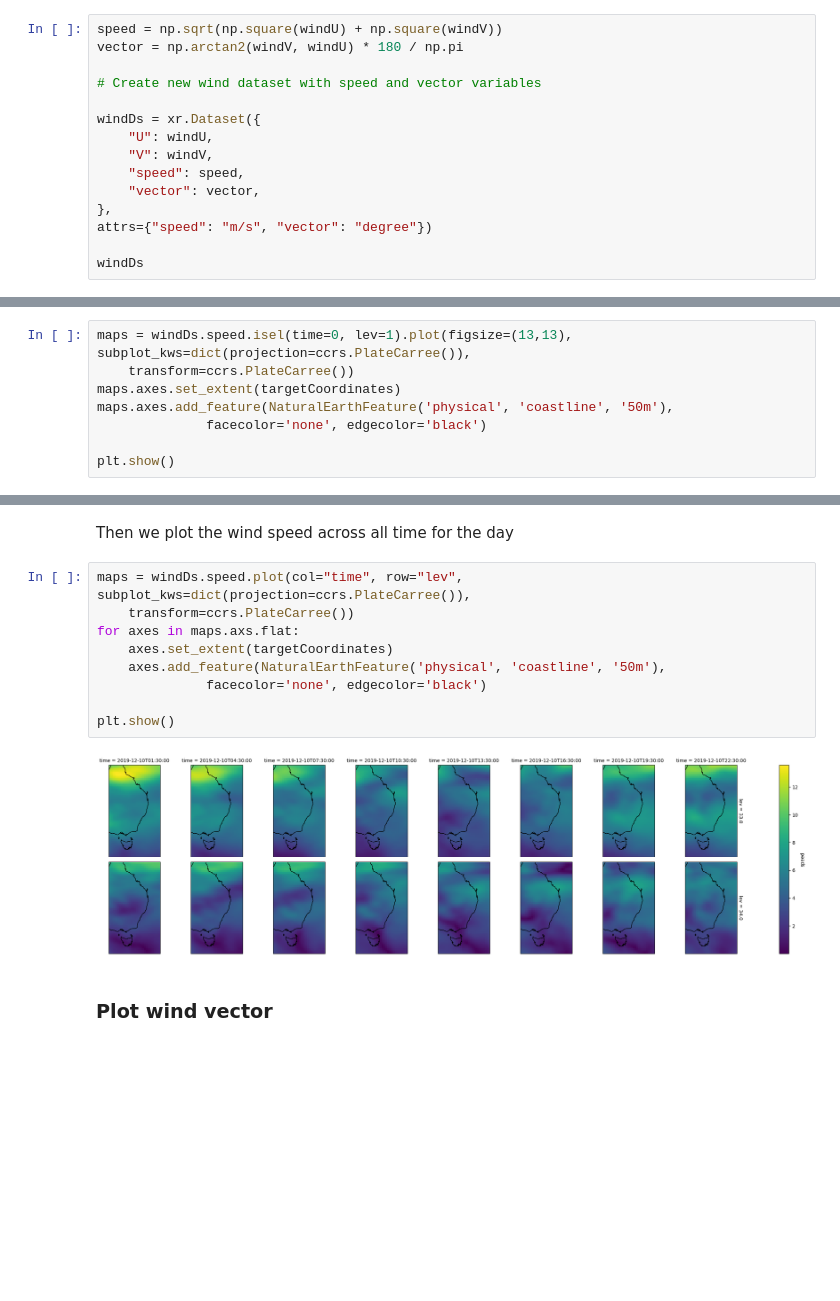
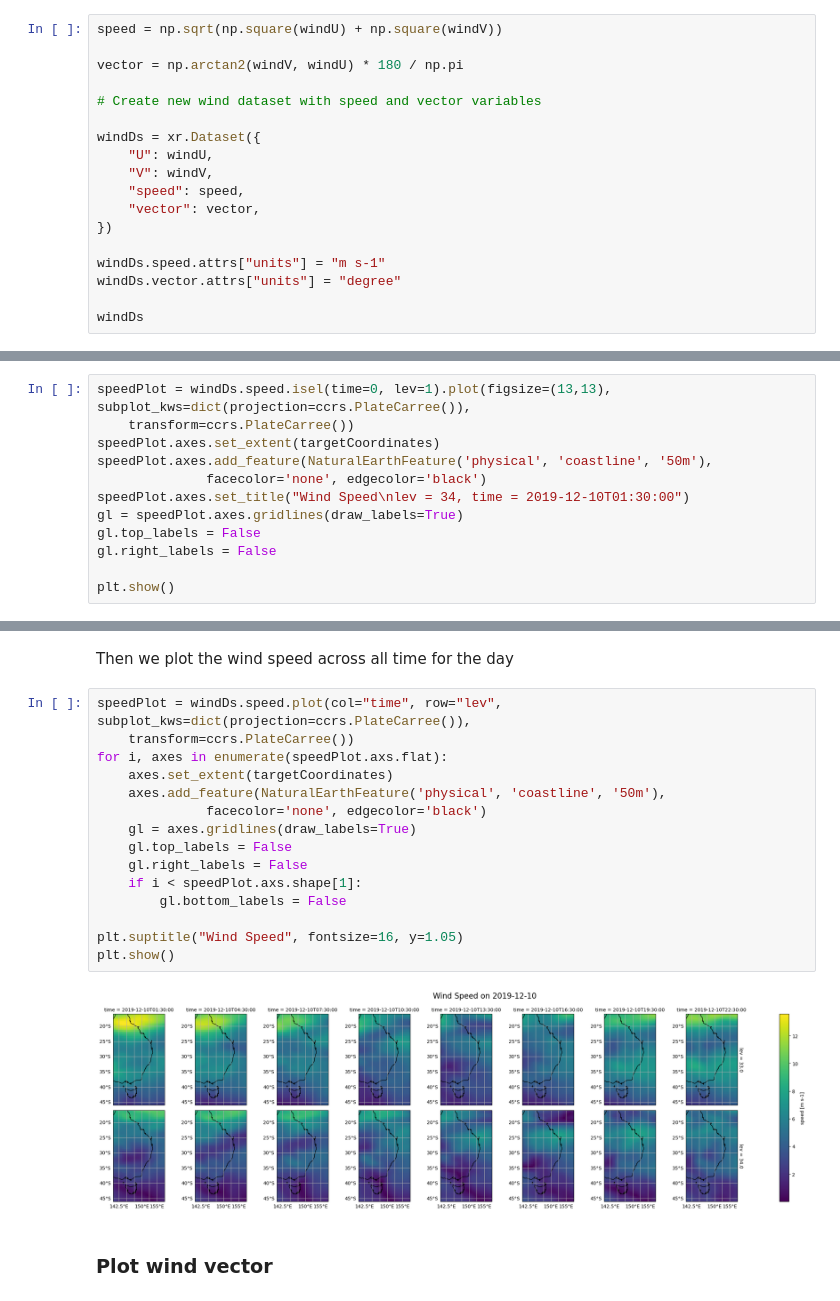
Before and after one commit to andradhandra/advectionGP, a Jupyter notebook: disertation.ipynb, the cells around one changed output, grey strips where cells are left out. Cells and saved outputs as stored; diff of their text form; blank space fills up the shorter version.

Commit message:
done labeling plot

```diff
--- a/disertation.ipynb
+++ b/disertation.ipynb
@@ -160,6 +164,7 @@ http://colaweb.gmu.edu/dev/clim301/lectures/wind/wind-uv#:~:text=ws%20%3D%20sqrt
 We get the speed and vector value on cartesian
 # %%
 speed = np.sqrt(np.square(windU) + np.square(windV))
+
 vector = np.arctan2(windV, windU) * 180 / np.pi
 
 # Create new wind dataset with speed and vector variables
@@ -169,8 +174,10 @@ windDs = xr.Dataset({
     "V": windV,
     "speed": speed,
     "vector": vector,
-},
-attrs={"speed": "m/s", "vector": "degree"})
+})
+
+windDs.speed.attrs["units"] = "m s-1"
+windDs.vector.attrs["units"] = "degree"
 
 windDs
 # %% [output]
@@ -194,11 +198,15 @@ Attributes:
 # %% [markdown]
 Plotting windspeed in target area on the first time index of the day
 # %%
-maps = windDs.speed.isel(time=0, lev=1).plot(figsize=(13,13), subplot_kws=dict(projection=ccrs.PlateCarree()),
+speedPlot = windDs.speed.isel(time=0, lev=1).plot(figsize=(13,13), subplot_kws=dict(projection=ccrs.PlateCarree()),
     transform=ccrs.PlateCarree())
-maps.axes.set_extent(targetCoordinates)
-maps.axes.add_feature(NaturalEarthFeature('physical', 'coastline', '50m'),
+speedPlot.axes.set_extent(targetCoordinates)
+speedPlot.axes.add_feature(NaturalEarthFeature('physical', 'coastline', '50m'),
               facecolor='none', edgecolor='black')
+speedPlot.axes.set_title("Wind Speed\nlev = 34, time = 2019-12-10T01:30:00")
+gl = speedPlot.axes.gridlines(draw_labels=True)
+gl.top_labels = False
+gl.right_labels = False
 
 plt.show()
 # %% [output]
@@ -206,16 +214,22 @@ plt.show()
 # %% [markdown]
 Then we plot the wind speed across all time for the day
 # %%
-maps = windDs.speed.plot(col="time", row="lev", subplot_kws=dict(projection=ccrs.PlateCarree()),
+speedPlot = windDs.speed.plot(col="time", row="lev", subplot_kws=dict(projection=ccrs.PlateCarree()),
     transform=ccrs.PlateCarree())
-for axes in maps.axs.flat:
+for i, axes in enumerate(speedPlot.axs.flat):
     axes.set_extent(targetCoordinates)
     axes.add_feature(NaturalEarthFeature('physical', 'coastline', '50m'),
               facecolor='none', edgecolor='black')
+    gl = axes.gridlines(draw_labels=True)
+    gl.top_labels = False
+    gl.right_labels = False
+    if i < speedPlot.axs.shape[1]:
+        gl.bottom_labels = False
 
+plt.suptitle("Wind Speed", fontsize=16, y=1.05)
 plt.show()
 # %% [output]
-[figure, old version]
+[figure, new version]
 # %% [markdown]
 ### Plot wind vector
 # %% [markdown]
```
Also changed, not shown: parts of 7 cells of this notebook.
